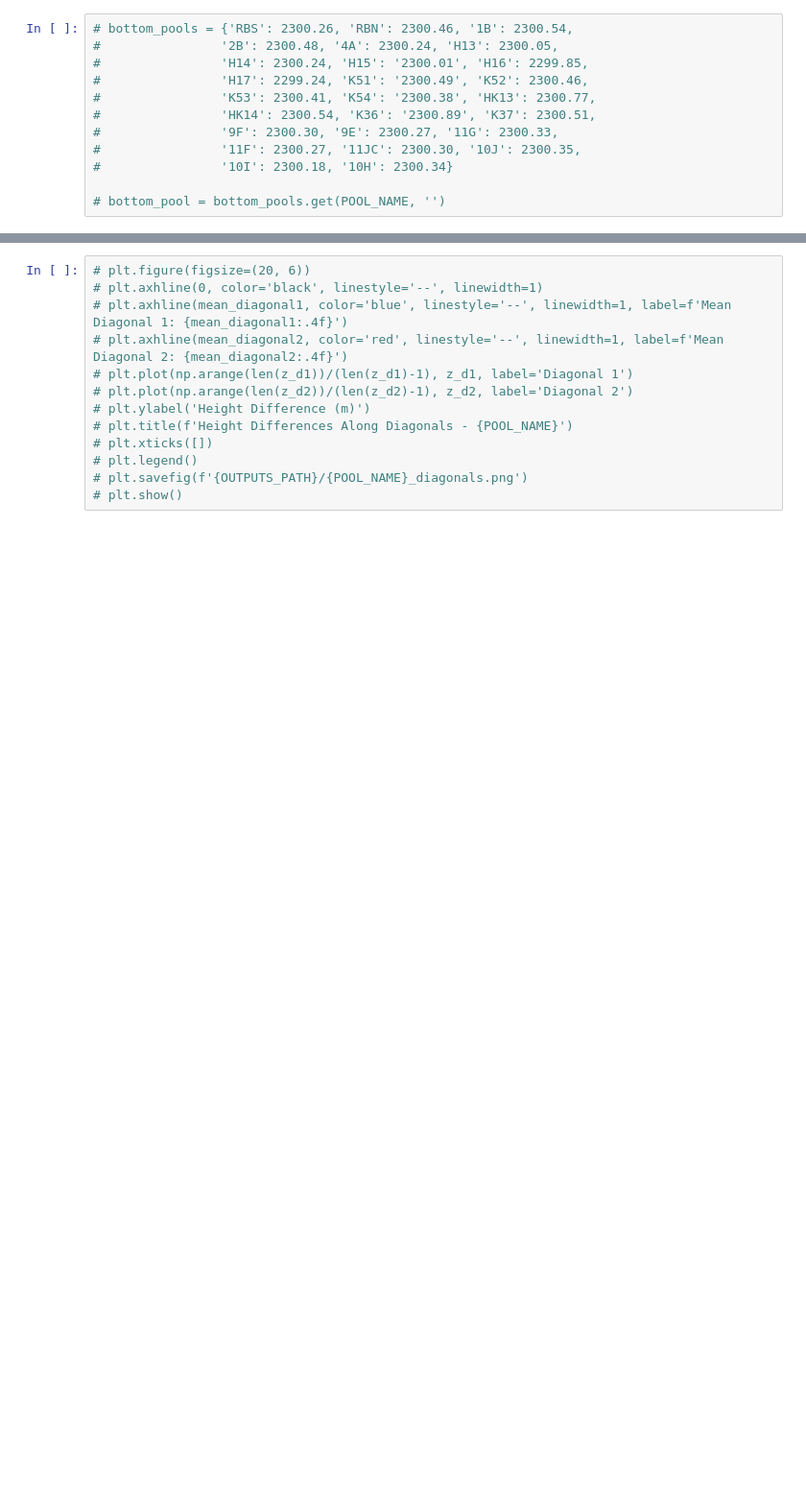
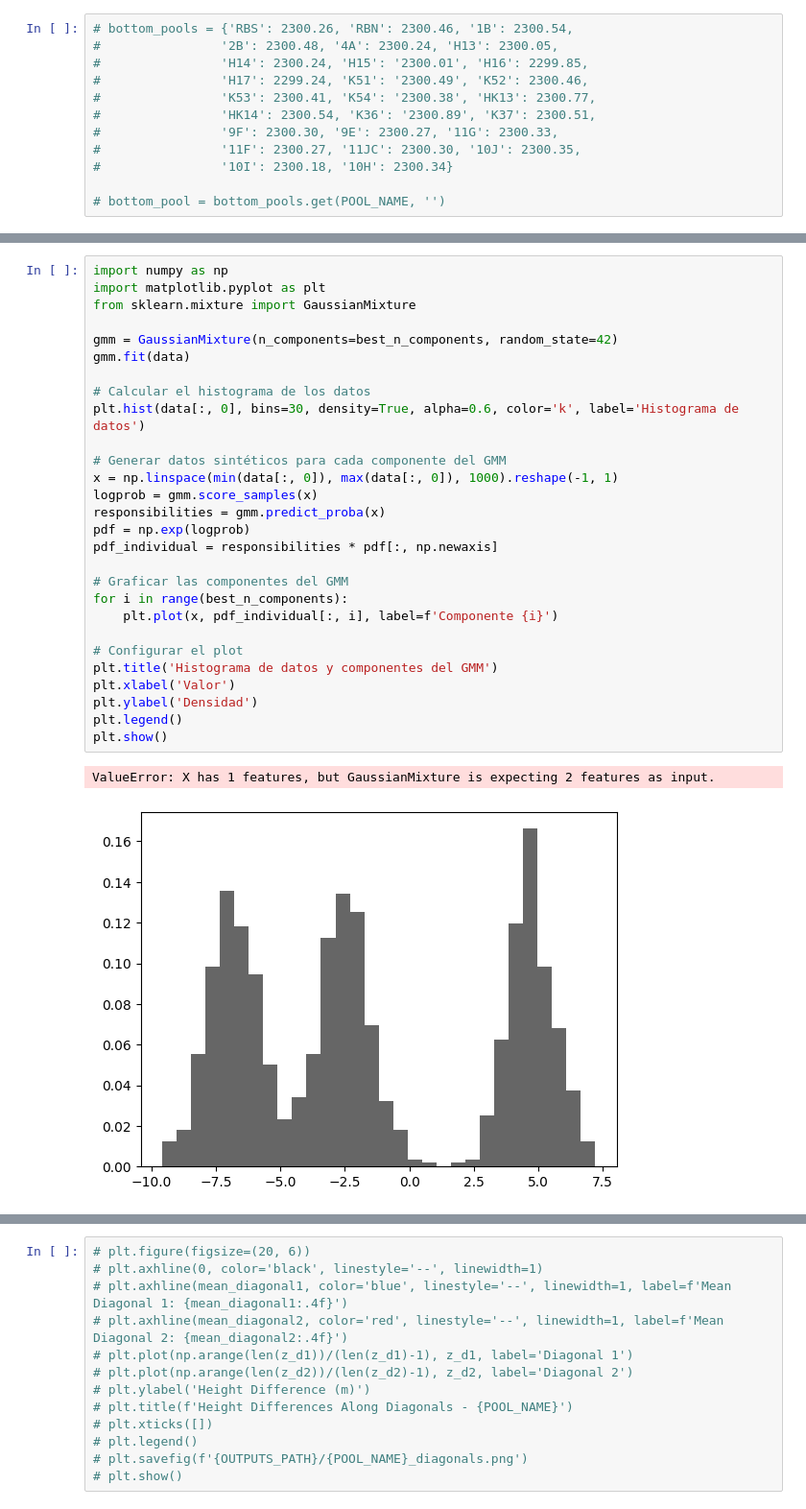
Before and after one commit to Kauel-Chile/sqm_batimetria, a Jupyter notebook: discrete_interface_return_numbers.ipynb, the cells around one changed output, grey strips where cells are left out. Shown at 96% size. Drawn from its saved outputs; the diff is of its cells as text; blank space fills up the shorter version.

```diff
--- a/discrete_interface_return_numbers.ipynb
+++ b/discrete_interface_return_numbers.ipynb
@@ -125 +125,32 @@ plt.show()
+# %%
+import numpy as np
+import matplotlib.pyplot as plt
+from sklearn.mixture import GaussianMixture
+
+gmm = GaussianMixture(n_components=best_n_components, random_state=42)
+gmm.fit(data)
+
+# Calcular el histograma de los datos
+plt.hist(data[:, 0], bins=30, density=True, alpha=0.6, color='k', label='Histograma de datos')
+
+# Generar datos sintéticos para cada componente del GMM
+x = np.linspace(min(data[:, 0]), max(data[:, 0]), 1000).reshape(-1, 1)
+logprob = gmm.score_samples(x)
+responsibilities = gmm.predict_proba(x)
+pdf = np.exp(logprob)
+pdf_individual = responsibilities * pdf[:, np.newaxis]
+
+# Graficar las componentes del GMM
+for i in range(best_n_components):
+    plt.plot(x, pdf_individual[:, i], label=f'Componente {i}')
+
+# Configurar el plot
+plt.title('Histograma de datos y componentes del GMM')
+plt.xlabel('Valor')
+plt.ylabel('Densidad')
+plt.legend()
+plt.show()
+# %% [output]
+ValueError: X has 1 features, but GaussianMixture is expecting 2 features as input.
+[figure, added]
 # %%
```
Also changed, not shown: parts of 13 cells of this notebook, 3 other files.
